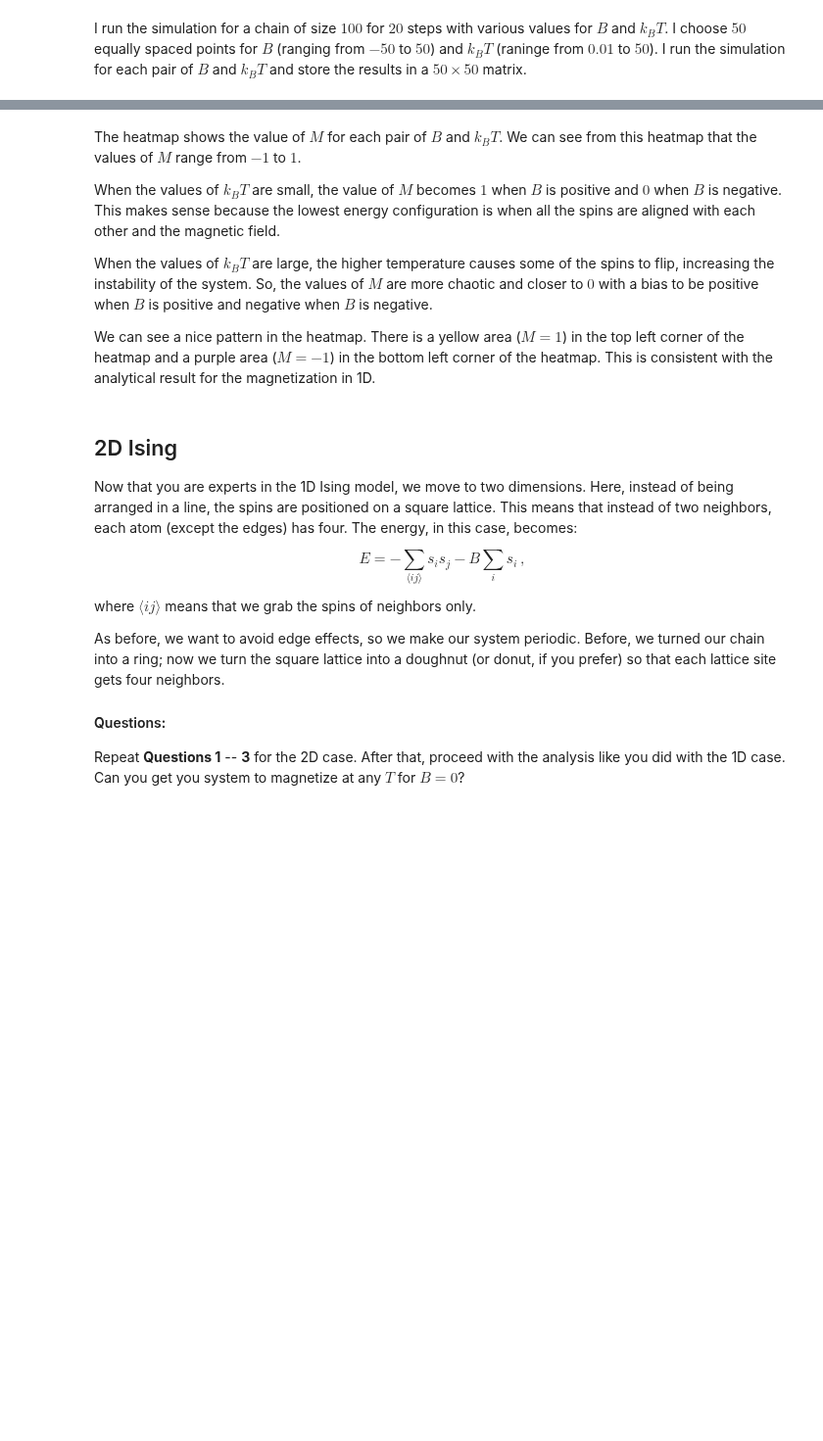
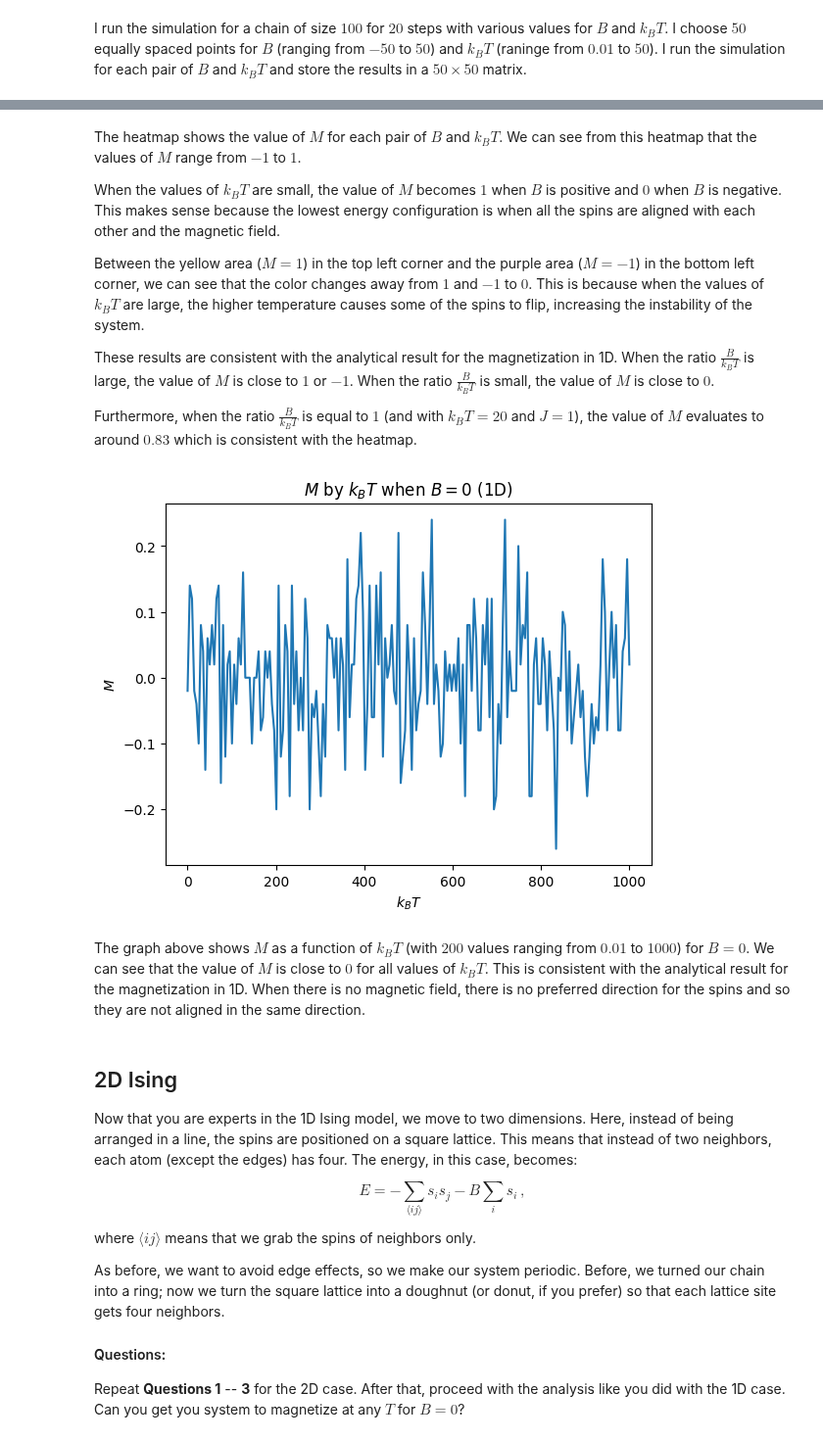
Before and after one commit to vibilanj/cmps, a Jupyter notebook: homework/Ising_Model.ipynb, the cells around one changed output, grey strips where cells are left out. Shown at 98% size. Drawn from its saved outputs; the diff is of its cells as text; code cells hidden in the pictures; blank space fills up the shorter version.

```diff
--- a/homework/Ising_Model.ipynb
+++ b/homework/Ising_Model.ipynb
@@ -208,9 +208,29 @@ The heatmap shows the value of $M$ for each pair of $B$ and $k_BT$. We can see f
 
 When the values of $k_BT$ are small, the value of $M$ becomes $1$ when $B$ is positive and $0$ when $B$ is negative. This makes sense because the lowest energy configuration is when all the spins are aligned with each other and the magnetic field.
 
-When the values of $k_BT$ are large, the higher temperature causes some of the spins to flip, increasing the instability of the system. So, the values of $M$ are more chaotic and closer to $0$ with a bias to be positive when $B$ is positive and negative when $B$ is negative.
+Between the yellow area ($M = 1$) in the top left corner and the purple area ($M = -1$) in the bottom left corner, we can see that the color changes away from $1$ and $-1$ to $0$. This is because when the values of $k_BT$ are large, the higher temperature causes some of the spins to flip, increasing the instability of the system.
 
-We can see a nice pattern in the heatmap. There is a yellow area ($M = 1$) in the top left corner of the heatmap and a purple area ($M = -1$) in the bottom left corner of the heatmap. This is consistent with the analytical result for the magnetization in 1D.
+These results are consistent with the analytical result for the magnetization in 1D. When the ratio $\frac{B}{k_BT}$ is large, the value of $M$ is close to $1$ or $-1$. When the ratio $\frac{B}{k_BT}$ is small, the value of $M$ is close to $0$.
+
+Furthermore, when the ratio $\frac{B}{k_BT}$ is equal to $1$ (and with $k_BT = 20$ and $J = 1$), the value of $M$ evaluates to around $0.83$ which is consistent with the heatmap.
+# %%
+N = 100
+steps = 20
+
+B = 0
+points = 200
+k_bTs = np.linspace(0.01, 1000, points)
+
+res_kBT = [simulate(N, steps, B, k_bT) for k_bT in k_bTs]
+
+fig, ax = plt.subplots(1, 1)
+ax.plot(k_bTs, res_kBT)
+ax.set(xlabel = "$k_BT$", ylabel = "$M$", title = "$M$ by $k_BT$ when $B = 0$ (1D)")
+plt.show()
+# %% [output]
+[figure, added]
+# %% [markdown]
+The graph above shows $M$ as a function of $k_BT$ (with $200$ values ranging from $0.01$ to $1000$) for $B = 0$. We can see that the value of $M$ is close to $0$ for all values of $k_BT$. This is consistent with the analytical result for the magnetization in 1D. When there is no magnetic field, there is no preferred direction for the spins and so they are not aligned in the same direction.
 # %% [markdown]
 ## 2D Ising
 
```
Also changed, not shown: parts of 10 cells of this notebook, 1 other file.
